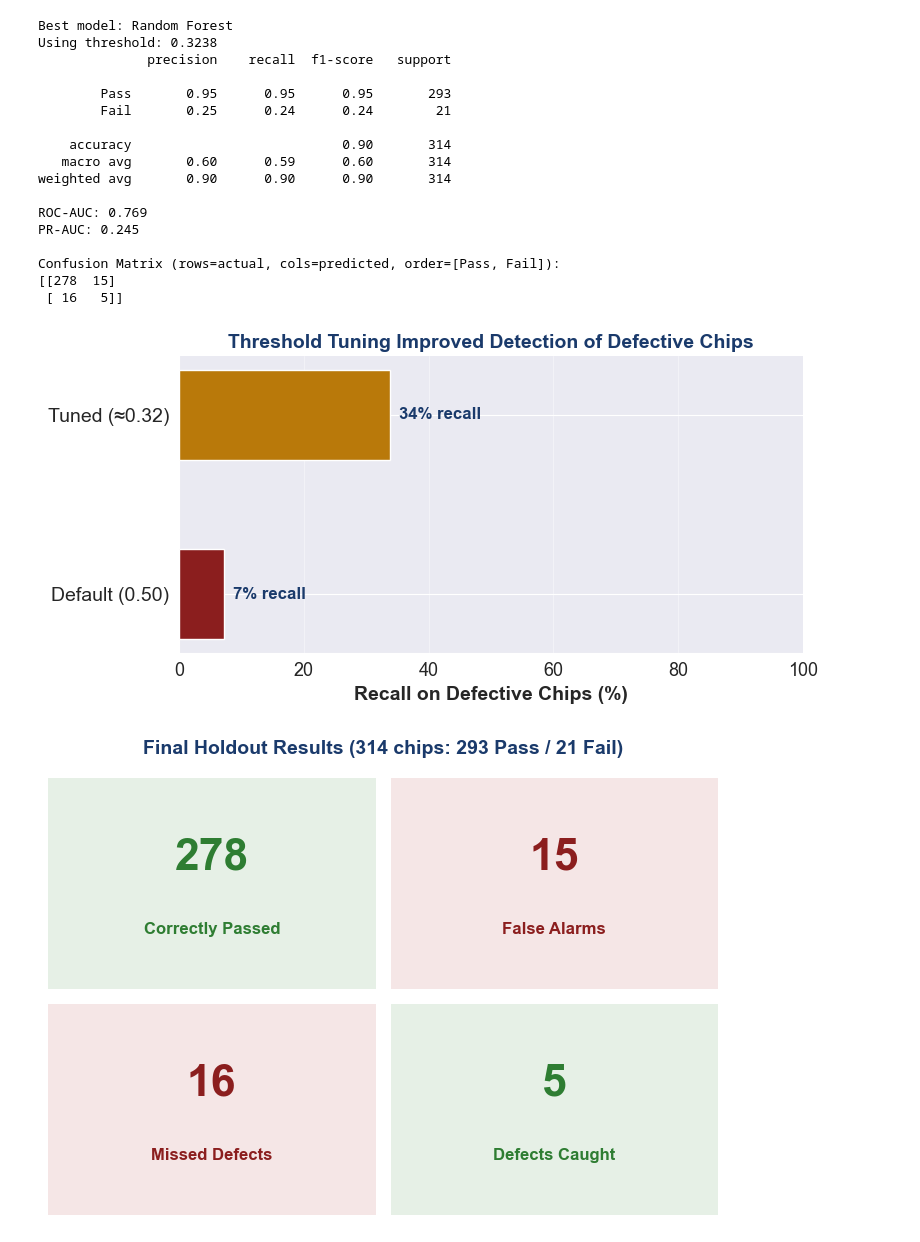
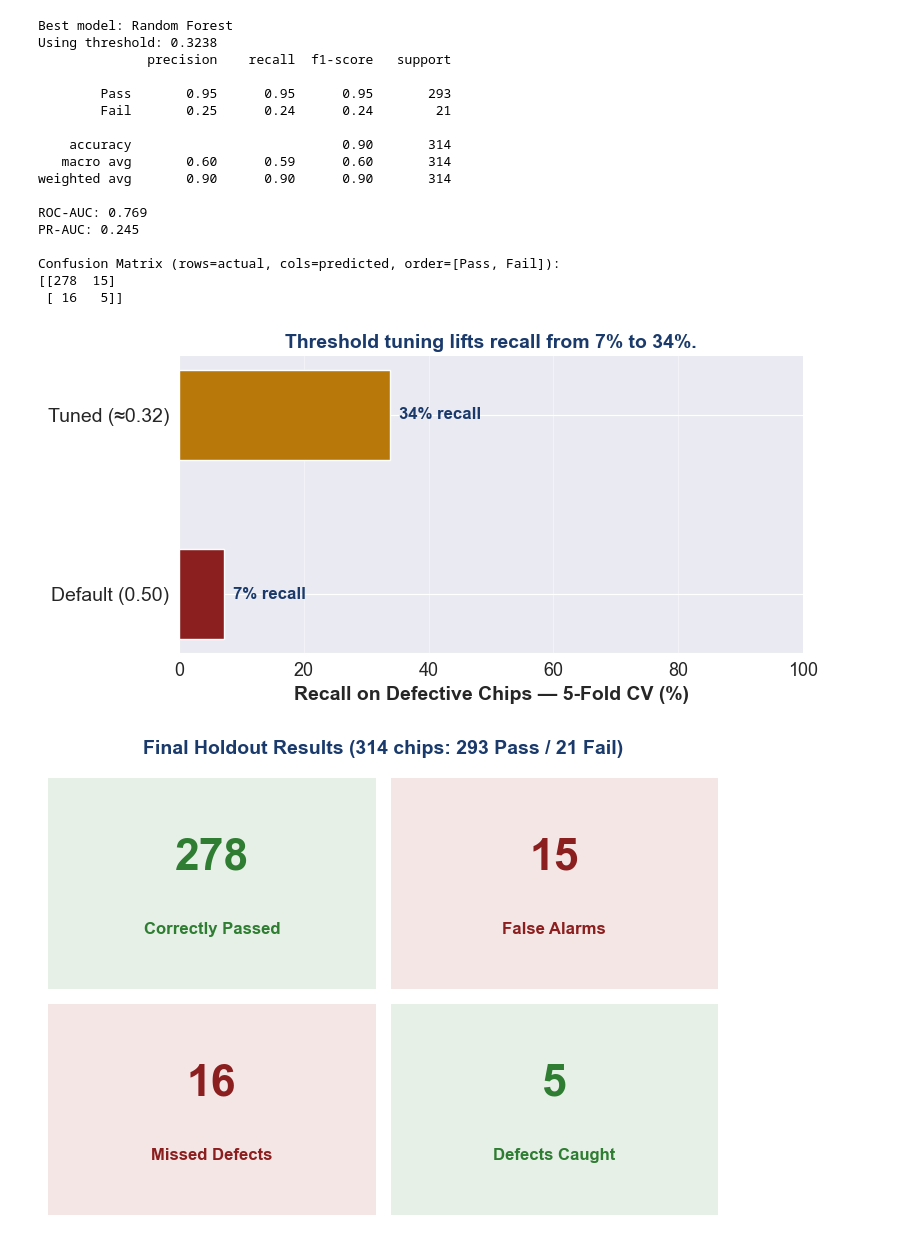
Before and after one commit to ilsecaher/MSDS696_Data_Science_Practicum_II, a Jupyter notebook: MSDS696_Data_Science_Practicum_II - Ilse Severance.ipynb, the cells around one changed output. Drawn from its saved outputs; the diff is of its cells as text; code cells hidden in the pictures.

```diff
--- a/MSDS696_Data_Science_Practicum_II - Ilse Severance.ipynb
+++ b/MSDS696_Data_Science_Practicum_II - Ilse Severance.ipynb
@@ -1041,35 +1041,35 @@ PR-AUC: 0.245
 Confusion Matrix (rows=actual, cols=predicted, order=[Pass, Fail]):
 [[278  15]
  [ 16   5]]
-# %%
-#Viz: Default vs tuned threshold - recall comparison
-default_recall = tuned_results_df.loc["Random Forest", "recall_fail"]
-tuned_recall_cv = recall[best_idx]  # F1-max threshold, from cross-validated OOF predictions
-
-sns.set_style("darkgrid")
-fig, ax = plt.subplots(figsize=(8, 4))
-
-labels = ["Default (0.50)", f"Tuned (\u2248{chosen_threshold:.2f})"]
-values = [default_recall * 100, tuned_recall_cv * 100]
-colors = ["#8B1E1E", "#b9790a"]
-
-bars = ax.barh(labels, values, color=colors, edgecolor="white", linewidth=1, height=0.5, zorder=3)
-for bar, v in zip(bars, values):
-    ax.text(bar.get_width() + 1.5, bar.get_y() + bar.get_height() / 2, f"{v:.0f}% recall",
-            va="center", fontsize=12, fontweight="bold", color="#1a3a6b")
-
-ax.set_xlim(0, 100)
-ax.set_xlabel("Recall on Defective Chips (%)", fontsize=14, fontweight="bold")
-ax.tick_params(axis="x", labelsize=13)
-ax.tick_params(axis="y", labelsize=14)
-ax.set_title("Threshold Tuning Improved Detection of Defective Chips", fontsize=14, fontweight="bold", color="#1a3a6b")
-ax.spines["top"].set_visible(False)
-ax.spines["right"].set_visible(False)
-ax.grid(axis="x", alpha=0.4, zorder=0)
-plt.tight_layout()
-plt.show()
-# %% [output]
-[figure, removed]
+# %%
+#Viz: Default vs tuned threshold - recall comparison
+default_recall = tuned_results_df.loc["Random Forest", "recall_fail"]
+tuned_recall_cv = recall[best_idx]  # F1-max threshold, from cross-validated OOF predictions
+
+sns.set_style("darkgrid")
+fig, ax = plt.subplots(figsize=(8, 4))
+
+labels = ["Default (0.50)", f"Tuned (\u2248{chosen_threshold:.2f})"]
+values = [default_recall * 100, tuned_recall_cv * 100]
+colors = ["#8B1E1E", "#b9790a"]
+
+bars = ax.barh(labels, values, color=colors, edgecolor="white", linewidth=1, height=0.5, zorder=3)
+for bar, v in zip(bars, values):
+    ax.text(bar.get_width() + 1.5, bar.get_y() + bar.get_height() / 2, f"{v:.0f}% recall",
+            va="center", fontsize=12, fontweight="bold", color="#1a3a6b")
+
+ax.set_xlim(0, 100)
+ax.set_xlabel("Recall on Defective Chips \u2014 5-Fold CV (%)", fontsize=14, fontweight="bold")
+ax.tick_params(axis="x", labelsize=13)
+ax.tick_params(axis="y", labelsize=14)
+ax.set_title("Threshold tuning lifts recall from 7% to 34%.", fontsize=14, fontweight="bold", color="#1a3a6b")
+ax.spines["top"].set_visible(False)
+ax.spines["right"].set_visible(False)
+ax.grid(axis="x", alpha=0.4, zorder=0)
+plt.tight_layout()
+plt.show()
+# %% [output]
+[figure, added]
 # %%
 #Viz: Final holdout confusion matrix
 cm = confusion_matrix(y_test, y_pred, labels=[-1, 1])
```
